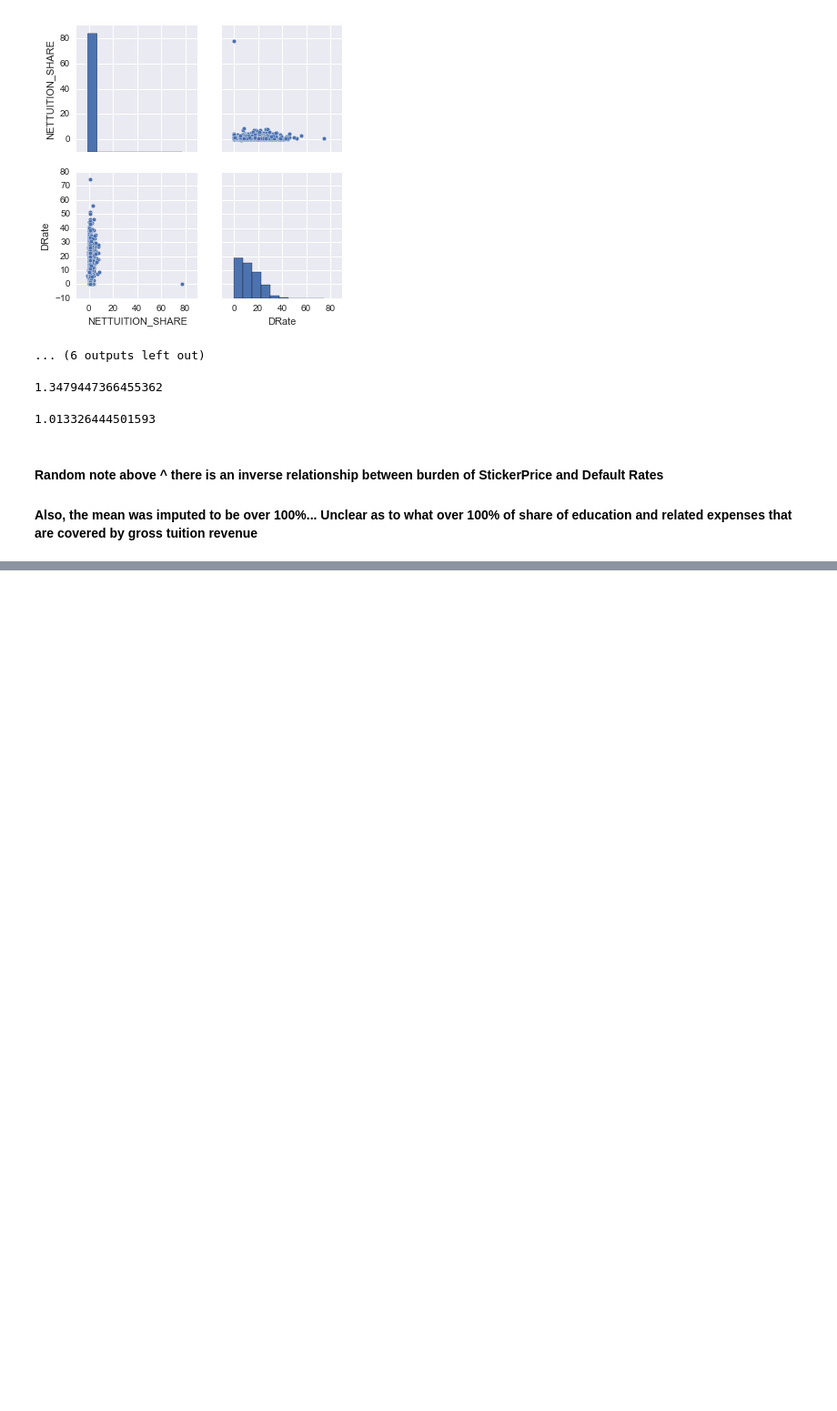
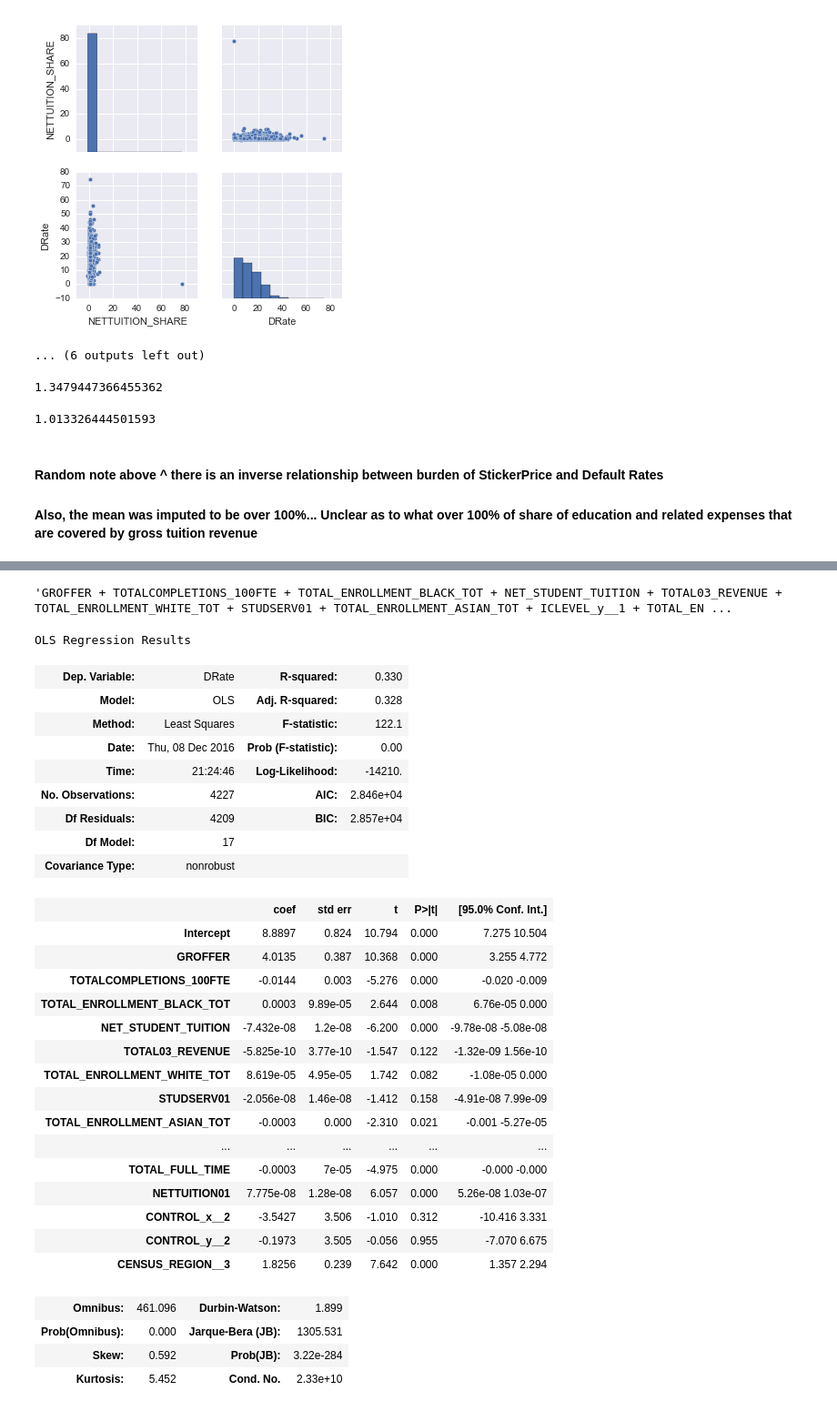
Before and after one commit to dataframing/student-loans, a Jupyter notebook: nico/Explore.ipynb, the cells around one changed output, grey strips where cells are left out. Shown at 91% size. Drawn from its saved outputs; the diff is of its cells as text; code cells hidden in the pictures; blank space fills up the shorter version.

```diff
--- a/nico/Explore.ipynb
+++ b/nico/Explore.ipynb
@@ -338,0 +371,3 @@ AttributeError: 'module' object has no attribute 'cumsum'
+# %%
+top_18_test = top_18
+top_18.remove('Ethnic Code__5')
@@ -338,0 +394,49 @@ AttributeError: 'module' object has no attribute 'cumsum'
+# %%
+string_features = ""
+for feature in top_18:
+    if feature == 'GROFFER':
+        string_features+=feature
+    else:
+        string_features+=" + "+feature
+# %%
+string_features
+# %% [output]
+'GROFFER + TOTALCOMPLETIONS_100FTE + TOTAL_ENROLLMENT_BLACK_TOT + NET_STUDENT_TUITION + TOTAL03_REVENUE + TOTAL_ENROLLMENT_WHITE_TOT + STUDSERV01 + TOTAL_ENROLLMENT_ASIAN_TOT + ICLEVEL_y__1 + TOTAL_EN ...
+# %%
+import statsmodels.formula.api as smf
+
+lm = smf.ols(formula='DRate ~'+string_features, data=data_2011).fit()
+
+#print the full summary
+lm.summary()
+# %% [output]
+OLS Regression Results
+| Dep. Variable: | DRate | R-squared: | 0.330 |
+| Model: | OLS | Adj. R-squared: | 0.328 |
+| Method: | Least Squares | F-statistic: | 122.1 |
+| Date: | Thu, 08 Dec 2016 | Prob (F-statistic): | 0.00 |
+| Time: | 21:24:46 | Log-Likelihood: | -14210. |
+| No. Observations: | 4227 | AIC: | 2.846e+04 |
+| Df Residuals: | 4209 | BIC: | 2.857e+04 |
+| Df Model: | 17 |  |  |
+| Covariance Type: | nonrobust |  |  |
+|  | coef | std err | t | P>|t| | [95.0% Conf. Int.] |
+| Intercept | 8.8897 | 0.824 | 10.794 | 0.000 | 7.275 10.504 |
+| GROFFER | 4.0135 | 0.387 | 10.368 | 0.000 | 3.255 4.772 |
+| TOTALCOMPLETIONS_100FTE | -0.0144 | 0.003 | -5.276 | 0.000 | -0.020 -0.009 |
+| TOTAL_ENROLLMENT_BLACK_TOT | 0.0003 | 9.89e-05 | 2.644 | 0.008 | 6.76e-05 0.000 |
+| NET_STUDENT_TUITION | -7.432e-08 | 1.2e-08 | -6.200 | 0.000 | -9.78e-08 -5.08e-08 |
+| TOTAL03_REVENUE | -5.825e-10 | 3.77e-10 | -1.547 | 0.122 | -1.32e-09 1.56e-10 |
+| TOTAL_ENROLLMENT_WHITE_TOT | 8.619e-05 | 4.95e-05 | 1.742 | 0.082 | -1.08e-05 0.000 |
+| STUDSERV01 | -2.056e-08 | 1.46e-08 | -1.412 | 0.158 | -4.91e-08 7.99e-09 |
+| TOTAL_ENROLLMENT_ASIAN_TOT | -0.0003 | 0.000 | -2.310 | 0.021 | -0.001 -5.27e-05 |
+| ... | ... | ... | ... | ... | ... |
+| TOTAL_FULL_TIME | -0.0003 | 7e-05 | -4.975 | 0.000 | -0.000 -0.000 |
+| NETTUITION01 | 7.775e-08 | 1.28e-08 | 6.057 | 0.000 | 5.26e-08 1.03e-07 |
+| CONTROL_x__2 | -3.5427 | 3.506 | -1.010 | 0.312 | -10.416 3.331 |
+| CONTROL_y__2 | -0.1973 | 3.505 | -0.056 | 0.955 | -7.070 6.675 |
+| CENSUS_REGION__3 | 1.8256 | 0.239 | 7.642 | 0.000 | 1.357 2.294 |
+| Omnibus: | 461.096 | Durbin-Watson: | 1.899 |
+| Prob(Omnibus): | 0.000 | Jarque-Bera (JB): | 1305.531 |
+| Skew: | 0.592 | Prob(JB): | 3.22e-284 |
+| Kurtosis: | 5.452 | Cond. No. | 2.33e+10 |
```
Also changed, not shown: parts of 15 cells of this notebook.
